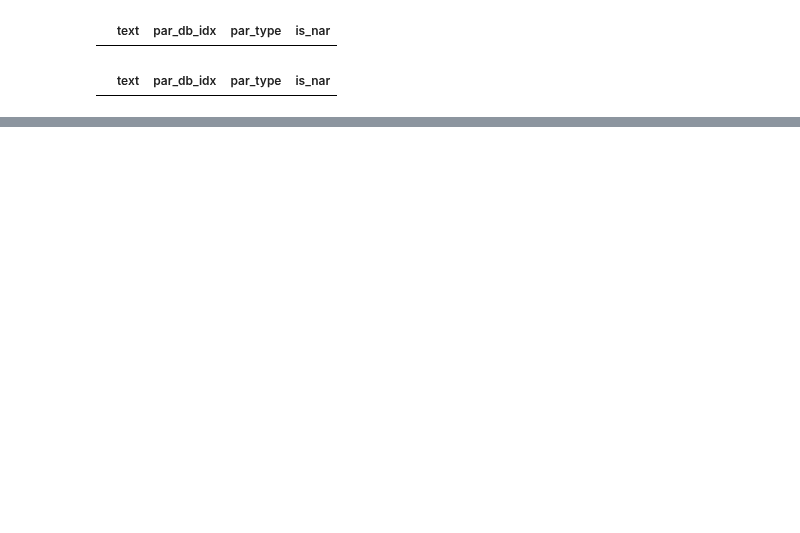
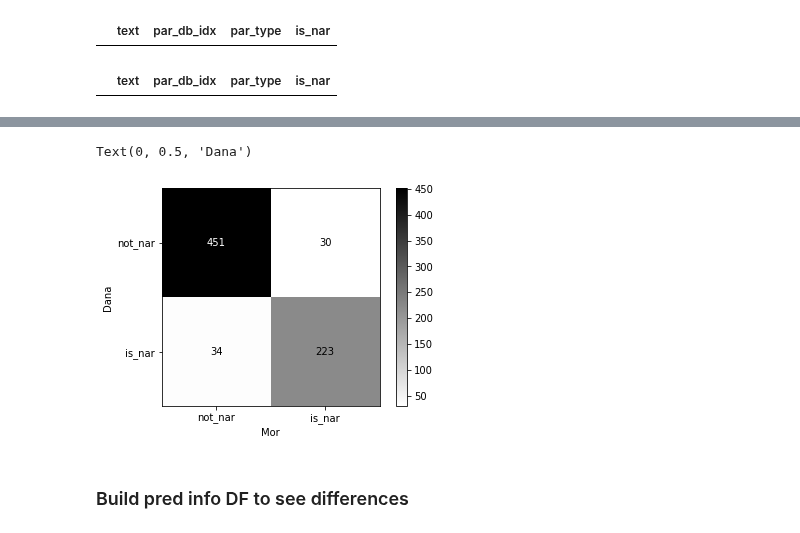
Before and after one commit to Sofy34/personal_strudy, a Jupyter notebook: thesis/13_agreement.ipynb, the cells around one changed output, grey strips where cells are left out. Cells and saved outputs as stored; diff of their text form; code cells hidden in the pictures; blank space fills up the shorter version.

```diff
--- a/thesis/13_agreement.ipynb
+++ b/thesis/13_agreement.ipynb
@@ -125,0 +197,13 @@ for idx in diff_par_indices:
+# %%
+cm = confusion_matrix(dana_label, mor_label, labels = [0,1])
+disp = ConfusionMatrixDisplay(confusion_matrix=cm, display_labels = ['not_nar','is_nar'])
+fig, ax = plt.subplots()
+
+ax.grid(False)
+
+disp.plot(ax=ax,cmap='gray_r')
+ax.set_xlabel('Mor')
+ax.set_ylabel('Dana')
+# %% [output]
+Text(0, 0.5, 'Dana')
+[figure, added]
@@ -125,0 +213,2 @@ for idx in diff_par_indices:
+# %% [markdown]
+### Build pred info DF to see differences
```
Also changed, not shown: parts of 25 cells of this notebook, 1 other file.
